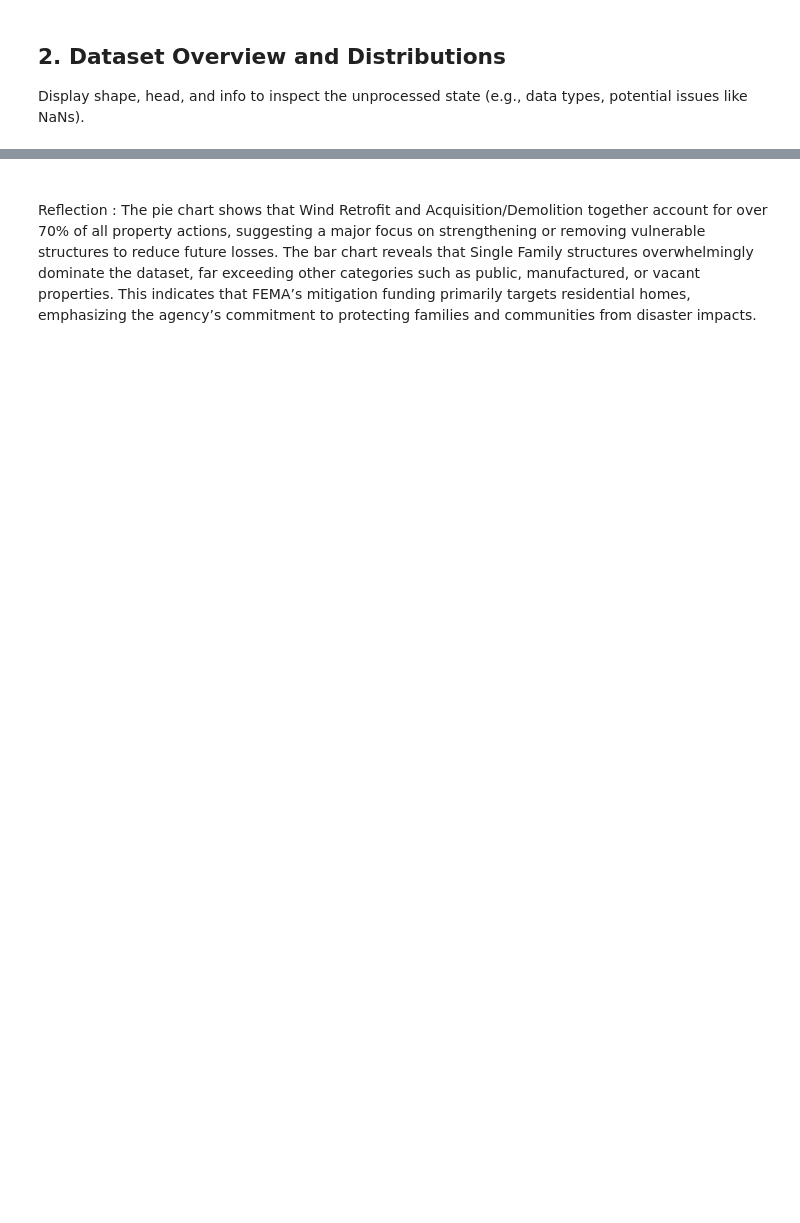
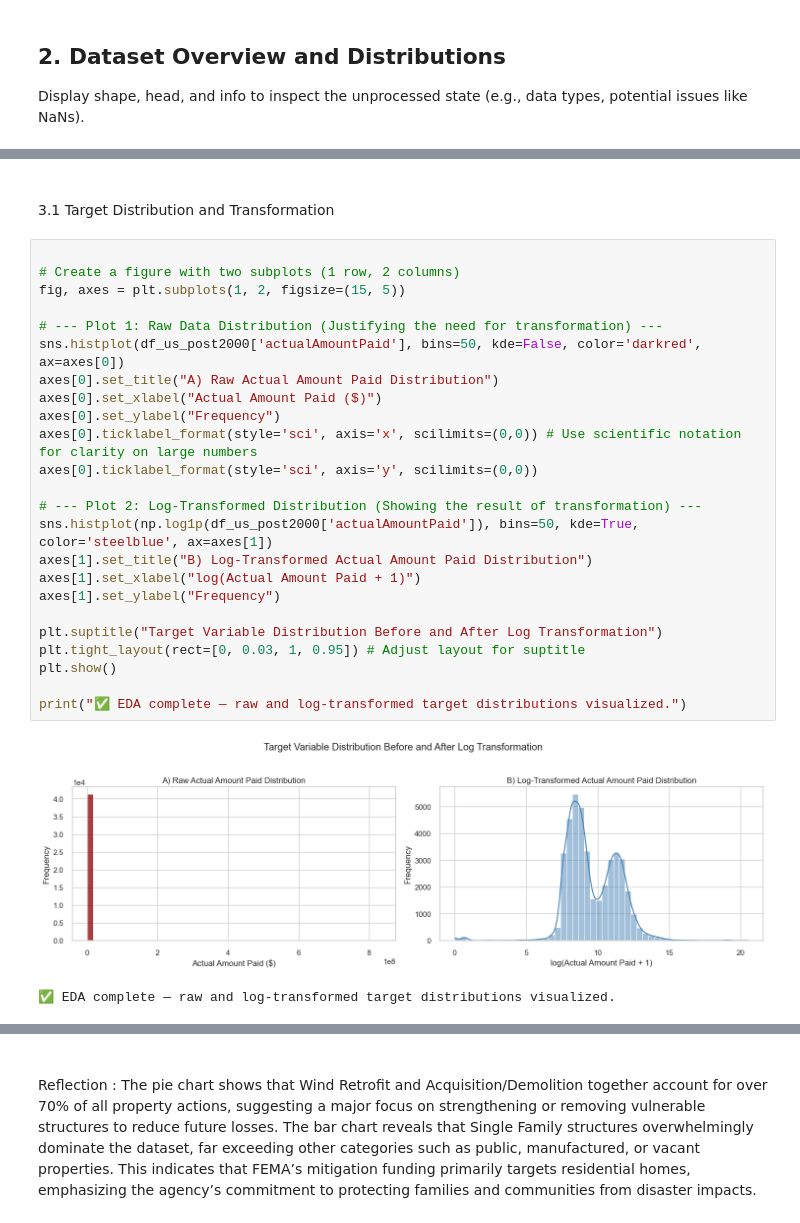
Before and after one commit to anjana-codes/capstone-project-anjana, a Jupyter notebook: notebooks/fema_mitigation_analysis.ipynb, the cells around one changed output, grey strips where cells are left out. Drawn from its saved outputs; the diff is of its cells as text; blank space fills up the shorter version.

```diff
--- a/notebooks/fema_mitigation_analysis.ipynb
+++ b/notebooks/fema_mitigation_analysis.ipynb
@@ -238,0 +281,30 @@ Data preview:
+# %% [markdown]
+##
+3.1 Target Distribution and Transformation
+# %%
+
+# Create a figure with two subplots (1 row, 2 columns)
+fig, axes = plt.subplots(1, 2, figsize=(15, 5))
+
+# --- Plot 1: Raw Data Distribution (Justifying the need for transformation) ---
+sns.histplot(df_us_post2000['actualAmountPaid'], bins=50, kde=False, color='darkred', ax=axes[0])
+axes[0].set_title("A) Raw Actual Amount Paid Distribution")
+axes[0].set_xlabel("Actual Amount Paid ($)")
+axes[0].set_ylabel("Frequency")
+axes[0].ticklabel_format(style='sci', axis='x', scilimits=(0,0)) # Use scientific notation for clarity on large numbers
+axes[0].ticklabel_format(style='sci', axis='y', scilimits=(0,0))
+
+# --- Plot 2: Log-Transformed Distribution (Showing the result of transformation) ---
+sns.histplot(np.log1p(df_us_post2000['actualAmountPaid']), bins=50, kde=True, color='steelblue', ax=axes[1])
+axes[1].set_title("B) Log-Transformed Actual Amount Paid Distribution")
+axes[1].set_xlabel("log(Actual Amount Paid + 1)")
+axes[1].set_ylabel("Frequency")
+
+plt.suptitle("Target Variable Distribution Before and After Log Transformation")
+plt.tight_layout(rect=[0, 0.03, 1, 0.95]) # Adjust layout for suptitle
+plt.show()
+
+print("✅ EDA complete — raw and log-transformed target distributions visualized.")
+# %% [output]
+[figure, added]
+✅ EDA complete — raw and log-transformed target distributions visualized.
```
Also changed, not shown: parts of 24 cells of this notebook, 10 other files.
